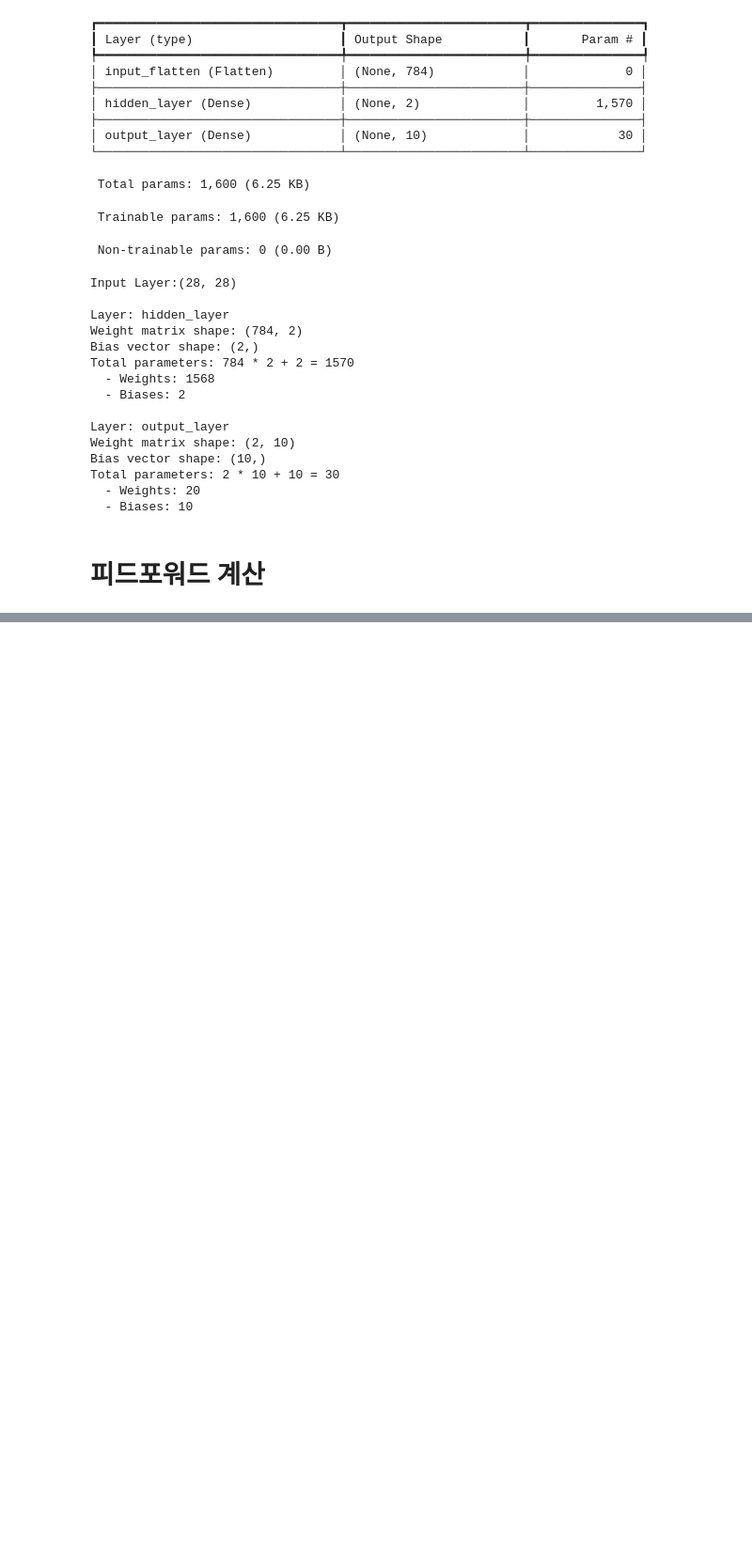
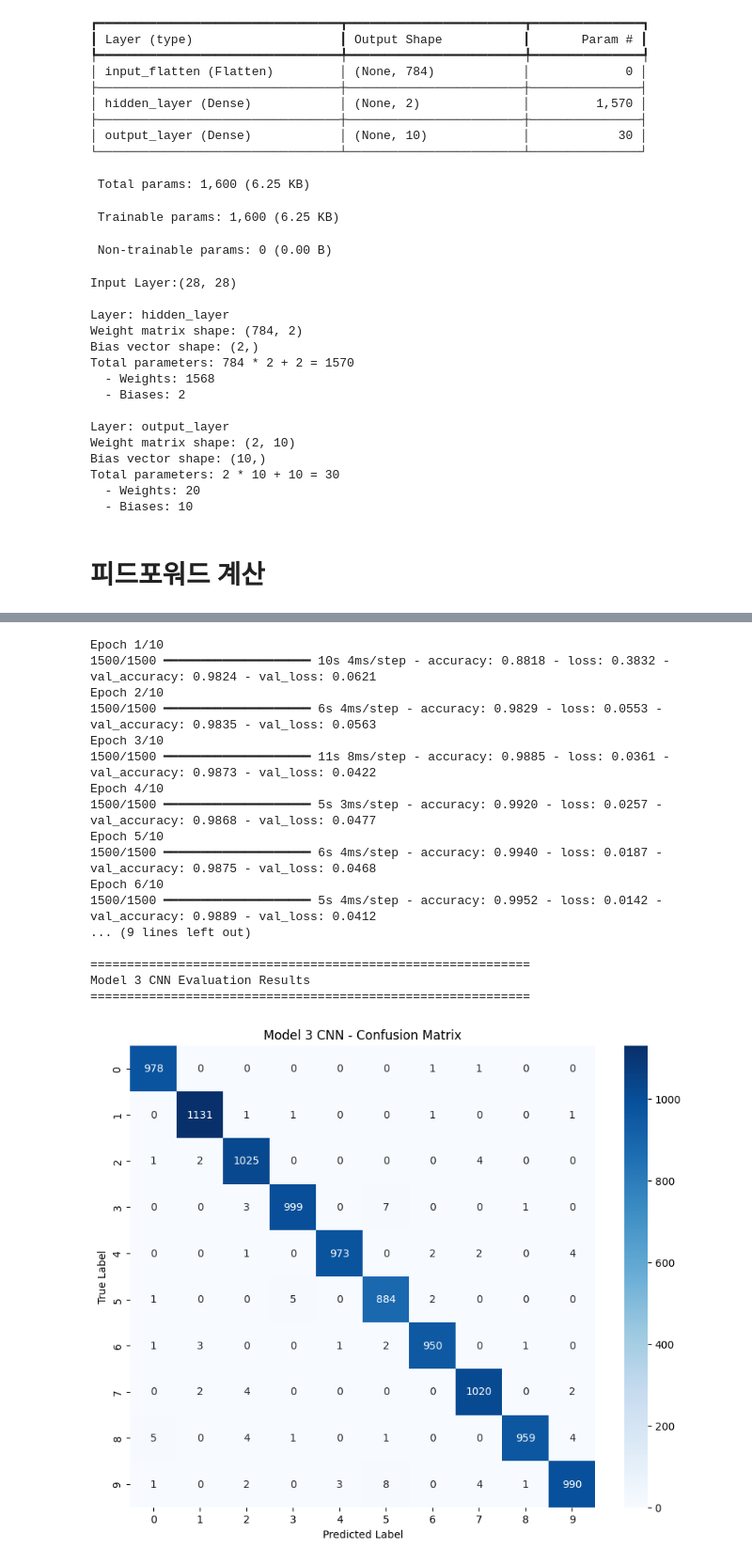
Before and after one commit to Max-JI64/Kakao_Tech_Boost, a Jupyter notebook: Daily_class/25_10_22_CNN_image.ipynb, the cells around one changed output, grey strips where cells are left out. Shown at 94% size. Saved outputs shown, nothing was run; the diff lists cells and outputs as text; code cells hidden in the pictures; blank space fills up the shorter version.

```diff
--- a/Daily_class/25_10_22_CNN_image.ipynb
+++ b/Daily_class/25_10_22_CNN_image.ipynb
@@ -156,0 +363,39 @@ tf.nn.softmax(output_logits)
+# %%
+# model 3 CNN
+model3 = tf.keras.Sequential([
+    tf.keras.layers.Reshape((28, 28, 1), input_shape=(28, 28)),
+    tf.keras.layers.Conv2D(32, (3, 3), activation='relu'),
+    tf.keras.layers.MaxPooling2D((2, 2)),
+    tf.keras.layers.Conv2D(64, (3, 3), activation='relu'),
+    tf.keras.layers.MaxPooling2D((2, 2)),
+    tf.keras.layers.Flatten(),
+    tf.keras.layers.Dense(64, activation='relu'),
+    tf.keras.layers.Dense(10)
+])
+
+model3.compile(optimizer='adam',
+                loss=loss_fn,
+                metrics=['accuracy'])
+
+history3 = model3.fit(x_train, y_train, epochs=10, validation_split=0.2)
+
+evaluate_model(model3, x_test, y_test, model_name="Model 3 CNN")
+# %% [output]
+Epoch 1/10
+1500/1500 ━━━━━━━━━━━━━━━━━━━━ 10s 4ms/step - accuracy: 0.8818 - loss: 0.3832 - val_accuracy: 0.9824 - val_loss: 0.0621
+Epoch 2/10
+1500/1500 ━━━━━━━━━━━━━━━━━━━━ 6s 4ms/step - accuracy: 0.9829 - loss: 0.0553 - val_accuracy: 0.9835 - val_loss: 0.0563
+Epoch 3/10
+1500/1500 ━━━━━━━━━━━━━━━━━━━━ 11s 8ms/step - accuracy: 0.9885 - loss: 0.0361 - val_accuracy: 0.9873 - val_loss: 0.0422
+Epoch 4/10
+1500/1500 ━━━━━━━━━━━━━━━━━━━━ 5s 3ms/step - accuracy: 0.9920 - loss: 0.0257 - val_accuracy: 0.9868 - val_loss: 0.0477
+Epoch 5/10
+1500/1500 ━━━━━━━━━━━━━━━━━━━━ 6s 4ms/step - accuracy: 0.9940 - loss: 0.0187 - val_accuracy: 0.9875 - val_loss: 0.0468
+Epoch 6/10
+1500/1500 ━━━━━━━━━━━━━━━━━━━━ 5s 4ms/step - accuracy: 0.9952 - loss: 0.0142 - val_accuracy: 0.9889 - val_loss: 0.0412
+... (9 lines left out)
+
+============================================================
+Model 3 CNN Evaluation Results
+============================================================
+[figure, added]
```
Also changed, not shown: parts of 27 cells of this notebook.
